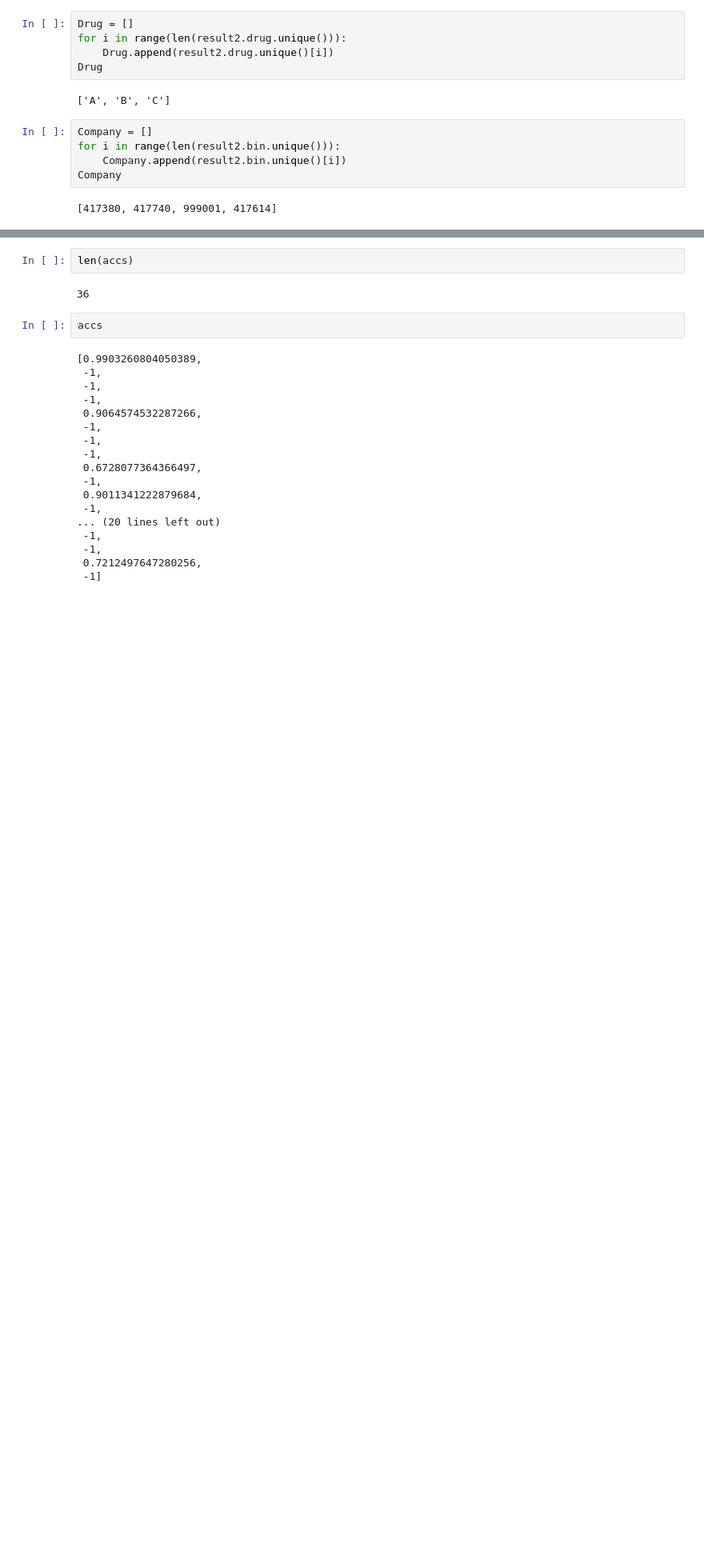
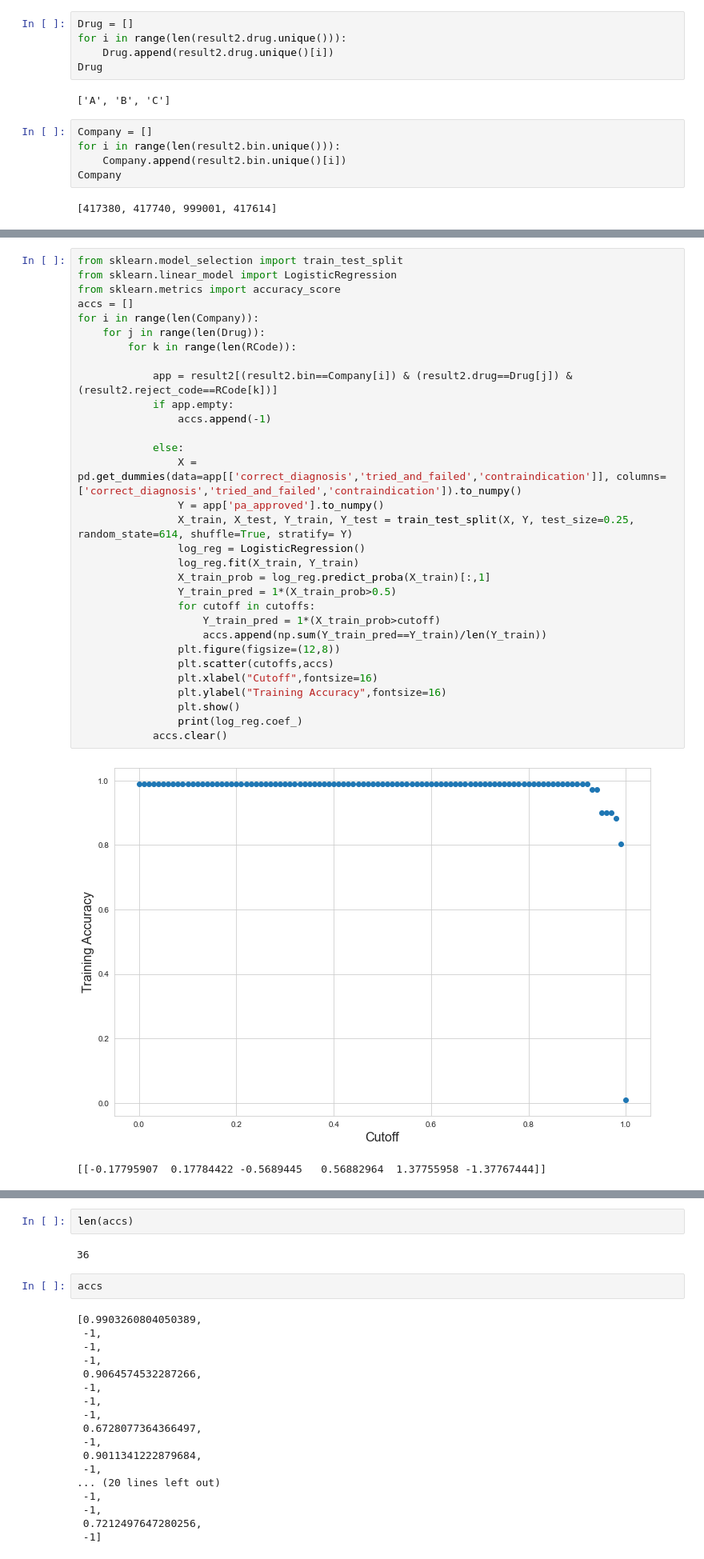
Before and after one commit to xushuo0/CoverMyMeds_Project, a Jupyter notebook: Untitled.ipynb, the cells around one changed output, grey strips where cells are left out. Shown at 80% size. Cells and saved outputs as stored; diff of their text form; blank space fills up the shorter version.

```diff
--- a/Untitled.ipynb
+++ b/Untitled.ipynb
@@ -137,0 +310,34 @@ for i in range(len(Company)):
+# %%
+from sklearn.model_selection import train_test_split
+from sklearn.linear_model import LogisticRegression
+from sklearn.metrics import accuracy_score
+accs = []
+for i in range(len(Company)):
+    for j in range(len(Drug)):
+        for k in range(len(RCode)):
+
+            app = result2[(result2.bin==Company[i]) & (result2.drug==Drug[j]) & (result2.reject_code==RCode[k])]
+            if app.empty:
+                accs.append(-1)
+
+            else:
+                X = pd.get_dummies(data=app[['correct_diagnosis','tried_and_failed','contraindication']], columns=['correct_diagnosis','tried_and_failed','contraindication']).to_numpy()
+                Y = app['pa_approved'].to_numpy()
+                X_train, X_test, Y_train, Y_test = train_test_split(X, Y, test_size=0.25, random_state=614, shuffle=True, stratify= Y)
+                log_reg = LogisticRegression()
+                log_reg.fit(X_train, Y_train)
+                X_train_prob = log_reg.predict_proba(X_train)[:,1]
+                Y_train_pred = 1*(X_train_prob>0.5)
+                for cutoff in cutoffs:
+                    Y_train_pred = 1*(X_train_prob>cutoff)
+                    accs.append(np.sum(Y_train_pred==Y_train)/len(Y_train))
+                plt.figure(figsize=(12,8))
+                plt.scatter(cutoffs,accs)
+                plt.xlabel("Cutoff",fontsize=16)
+                plt.ylabel("Training Accuracy",fontsize=16)
+                plt.show()
+                print(log_reg.coef_)
+            accs.clear()
+# %% [output]
+[figure, added]
+[[-0.17795907  0.17784422 -0.5689445   0.56882964  1.37755958 -1.37767444]]
```
Also changed, not shown: parts of 12 cells of this notebook.
